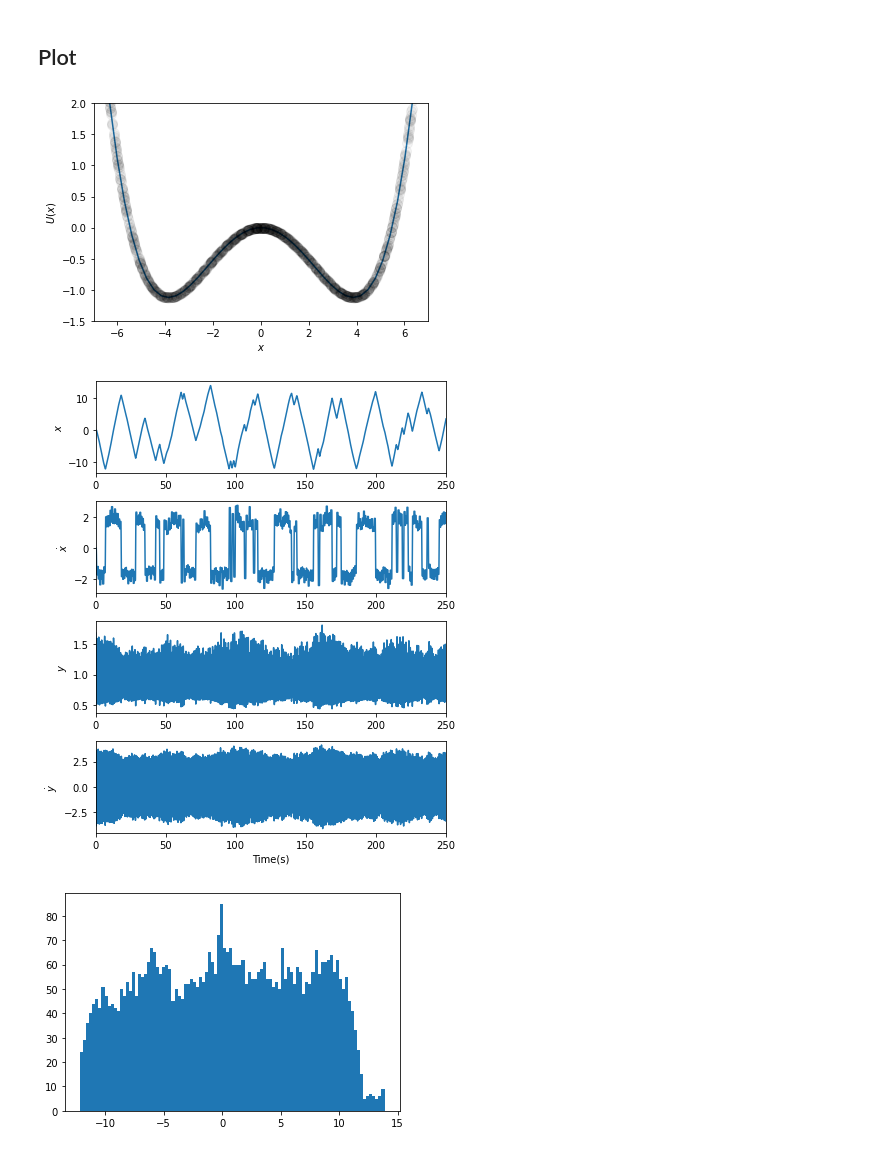
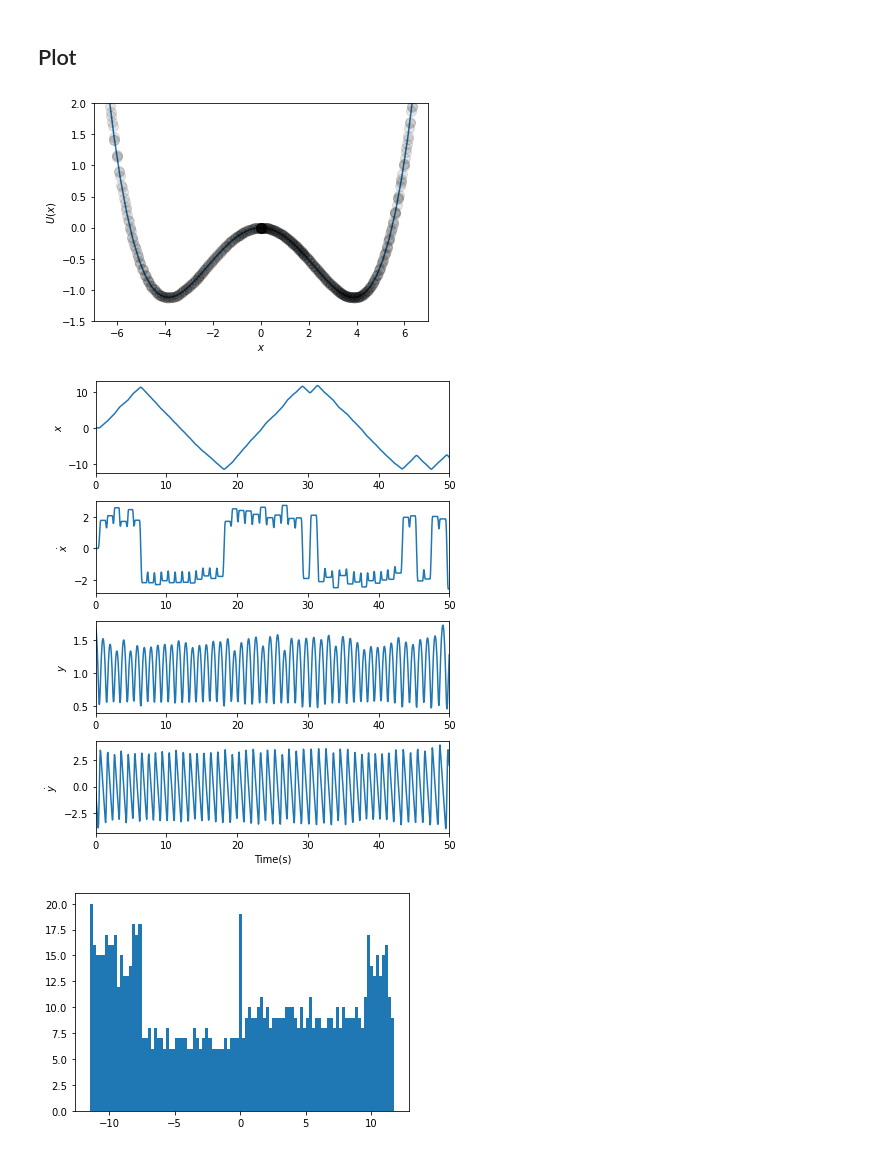
Before and after one commit to tberrueta/DiffusiveLocomotion, a Jupyter notebook: SLIP.ipynb, the cells around one changed output. Saved outputs shown, nothing was run; the diff lists cells and outputs as text; code cells hidden in the pictures.

```diff
--- a/SLIP.ipynb
+++ b/SLIP.ipynb
@@ -43,7 +40,7 @@ noise_mean = np.array([0.0, 0.0])
 noise_var = 0.1*np.diag([1.0,1.0])
 samp_num = 50 # 100 was good for diff
 predictive_horizon = 40 # 100 was good for diff
-simulation_length = 5000 # 1000 was good for diff
+simulation_length = 1000 # 1000 was good for diff
 Temp = 1.0
 # %% [markdown]
 ## Initialize Controller
@@ -80,20 +74,20 @@ utraj = np.array(ulist).T
 # %%
 fun = lambda x: double_well_1D(x, a, b, xloc, var_ind)
 xv = np.linspace(-1.1*np.max(np.abs(xtraj[0])),1.1*np.max(np.abs(xtraj[0])),100)
 yv = np.array([fun([x]) for x in xv])
 pot_traj = np.array([fun([x]) for x in xtraj[0]])
 plt.figure()
 plt.plot(xv,yv,zorder=0)
-skip = 3
-plt.scatter(xtraj[0,::skip],pot_traj[::skip],c='k',alpha=0.045,zorder=1,s=100)
+skip = 1
+plt.scatter(xtraj[0,::skip],pot_traj[::skip],c='k',alpha=0.1,zorder=1,s=100)
 # plt.xlim([-1.1*np.max(np.abs(xtraj[0])),1.1*np.max(np.abs(xtraj[0]))])
 plt.xlim([-7,7])
 plt.ylim([-1.5,2])
 plt.xlabel(r'$x$')
 plt.ylabel(r'$U(x)$')
 plt.show()
 # %% [output]
-[figure, old version]
+[figure, new version]
 # %%
 tvec = np.linspace(0,del_t*xtraj.shape[1],xtraj.shape[1])
 lims = [tvec[0],tvec[-1]]
@@ -118,14 +112,14 @@ plt.xlabel('Time(s)')
 plt.tight_layout()
 plt.show()
 # %% [output]
-[figure, old version]
+[figure, new version]
 # %%
 plt.figure()
 plt.hist(xtraj[0],bins=100)
 # plt.xlim([-np.max(np.abs(xtraj[0])),np.max(np.abs(xtraj[0]))])
 plt.show()
 # %% [output]
-[figure, old version]
+[figure, new version]
 # %%
 plt.figure()
 plt.plot(costlist)
```
Also changed, not shown: parts of 5 cells of this notebook, 6 other files.
